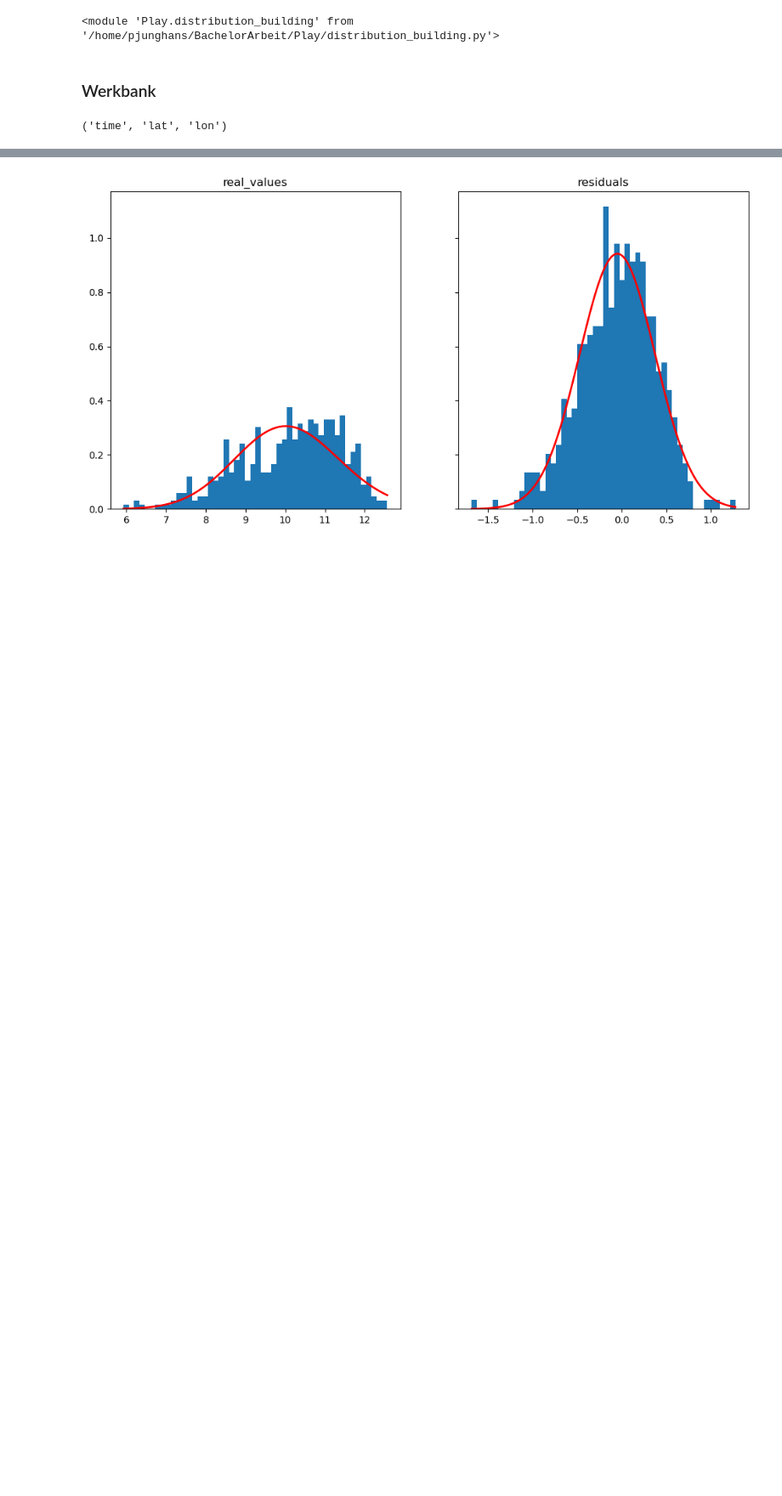
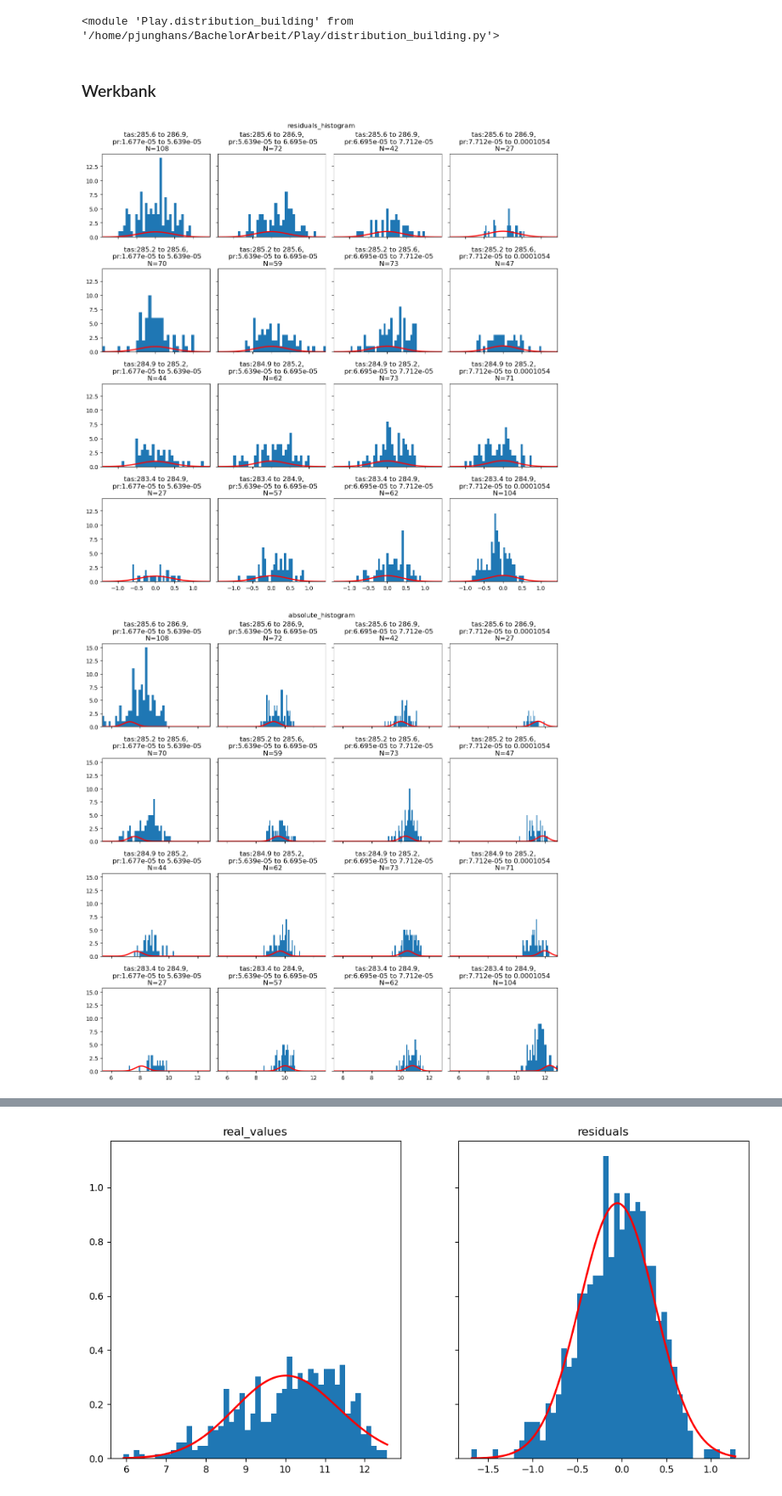
Before and after one commit to pjunghans1234/bachelorarbeit, a Jupyter notebook: Play_forest_regressor.ipynb, the cells around one changed output, grey strips where cells are left out. Shown at 85% size. Saved outputs shown, nothing was run; the diff lists cells and outputs as text; code cells hidden in the pictures; blank space fills up the shorter version.

Commit message:
scatter:density_existenz

```diff
--- a/Play_forest_regressor.ipynb
+++ b/Play_forest_regressor.ipynb
@@ -59,3 +59,9 @@ importlib.reload(Play.distribution_building)
 <module 'Play.distribution_building' from '/home/pjunghans/BachelorArbeit/Play/distribution_building.py'>
 # %% [markdown]
 ### Werkbank
+# %%
+predictor = Play.distribution_building.distribution_predictor(var_max_run_idx=11)
+figs = Play.distribution_analise.single_residual_split_histogram_vs_pred_distribution(predictor,min_run_idx=11, max_run_idx=31)
+# %% [output]
+[figure, added]
+[figure, added]
@@ -66,7 +75,3 @@ importlib.reload(Play.distribution_building)
 predictor = Play.distribution_building.distribution_predictor()
 # %%
 predictor_one_var_run = Play.distribution_building.distribution_predictor(var_max_run_idx=3)
-# %%
-tuple(d for d in ["time", "run", "lat", "lon"] if d in ["time", "lat", "lon"])
-# %% [output]
-('time', 'lat', 'lon')
```
Also changed, not shown: parts of 12 cells of this notebook, 2 other files.
